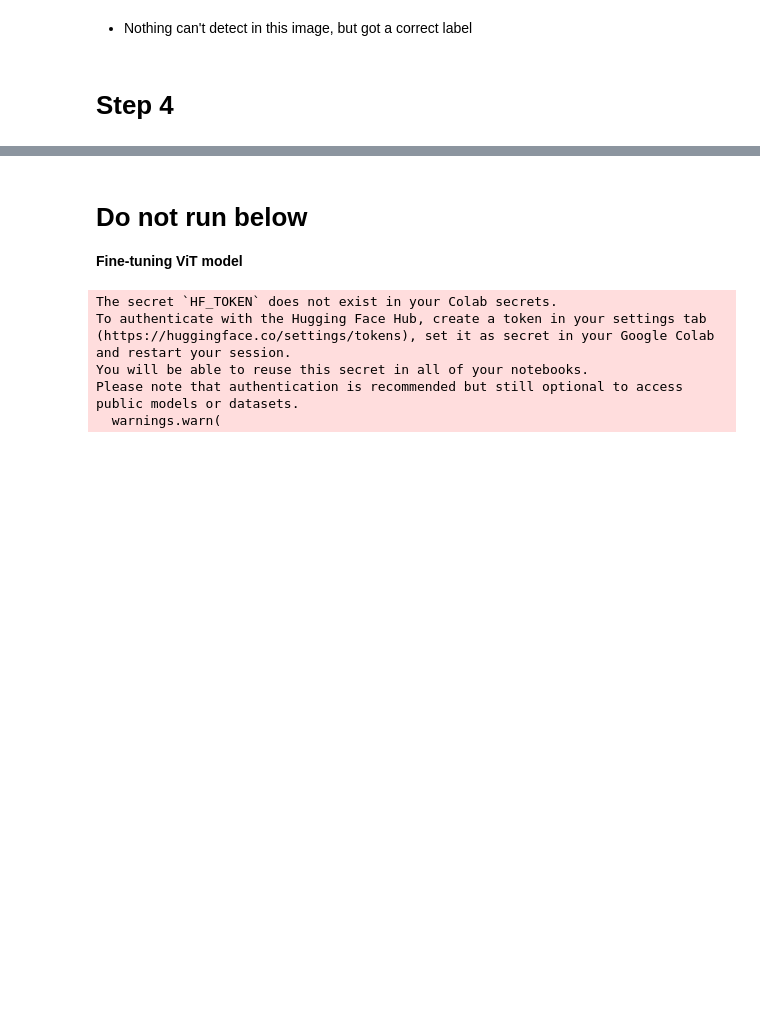
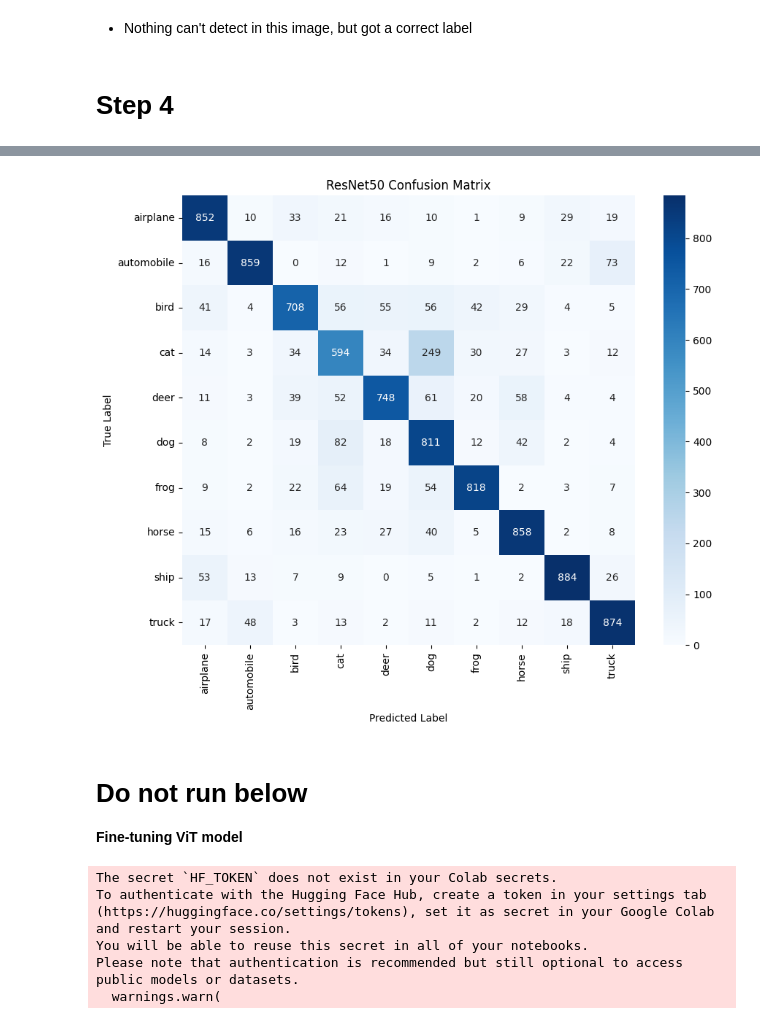
Before and after one commit to itoshiyanazawa/cnn_project, a Jupyter notebook: main.ipynb, the cells around one changed output, grey strips where cells are left out. Drawn from its saved outputs; the diff is of its cells as text; code cells hidden in the pictures; blank space fills up the shorter version.

```diff
--- a/main.ipynb
+++ b/main.ipynb
@@ -1012,3 +1000,19 @@ print(f"ResNet50 Model - Validation Accuracy (Fine-tuned): {score_resnet[1]:.4f}
+# %%
+from sklearn.metrics import confusion_matrix
+import seaborn as sns
+
+# Generate confusion matrix
+cm_resnet = confusion_matrix(y_test_flat, y_pred_classes_resnet)
+
+# Plot confusion matrix
+plt.figure(figsize=(10, 8))
+sns.heatmap(cm_resnet, annot=True, fmt='d', cmap='Blues', xticklabels=cifar10_labels, yticklabels=cifar10_labels)
+plt.xlabel("Predicted Label")
+plt.ylabel("True Label")
+plt.title("ResNet50 Confusion Matrix")
+plt.show()
+# %% [output]
+[figure, added]
 # %% [markdown]
 # Do not run below
 **Fine-tuning ViT model**
```
Also changed, not shown: parts of 22 cells of this notebook.
